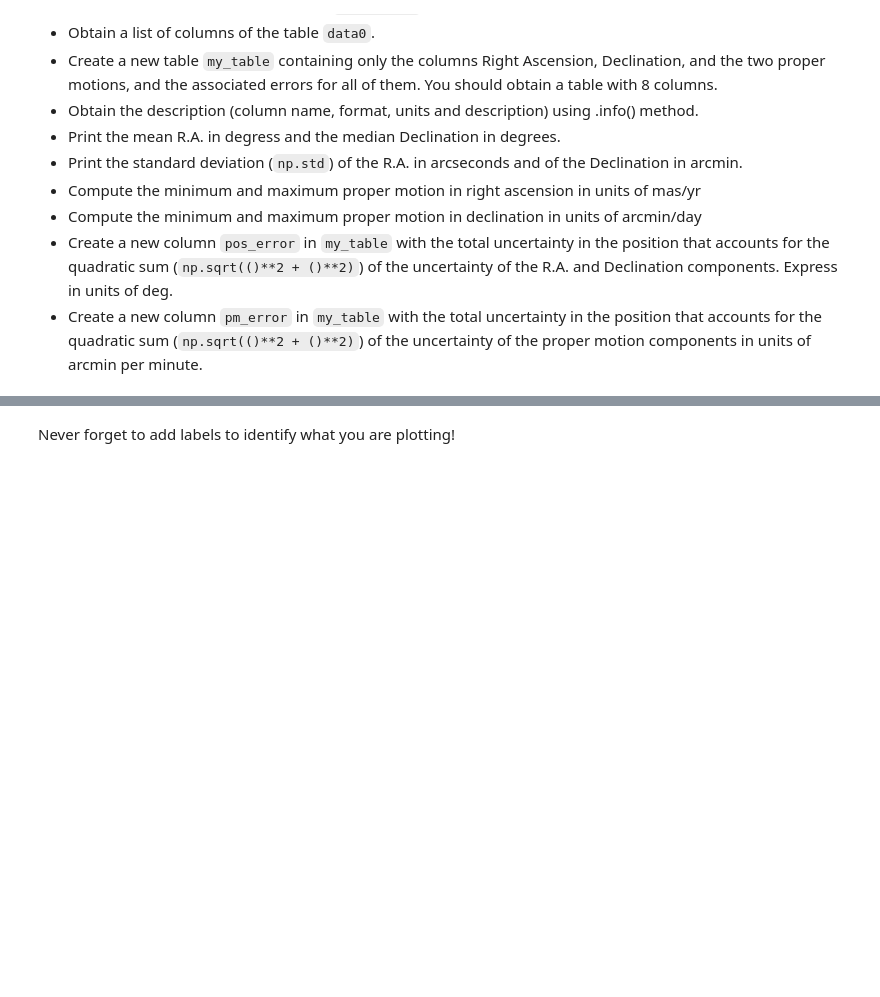
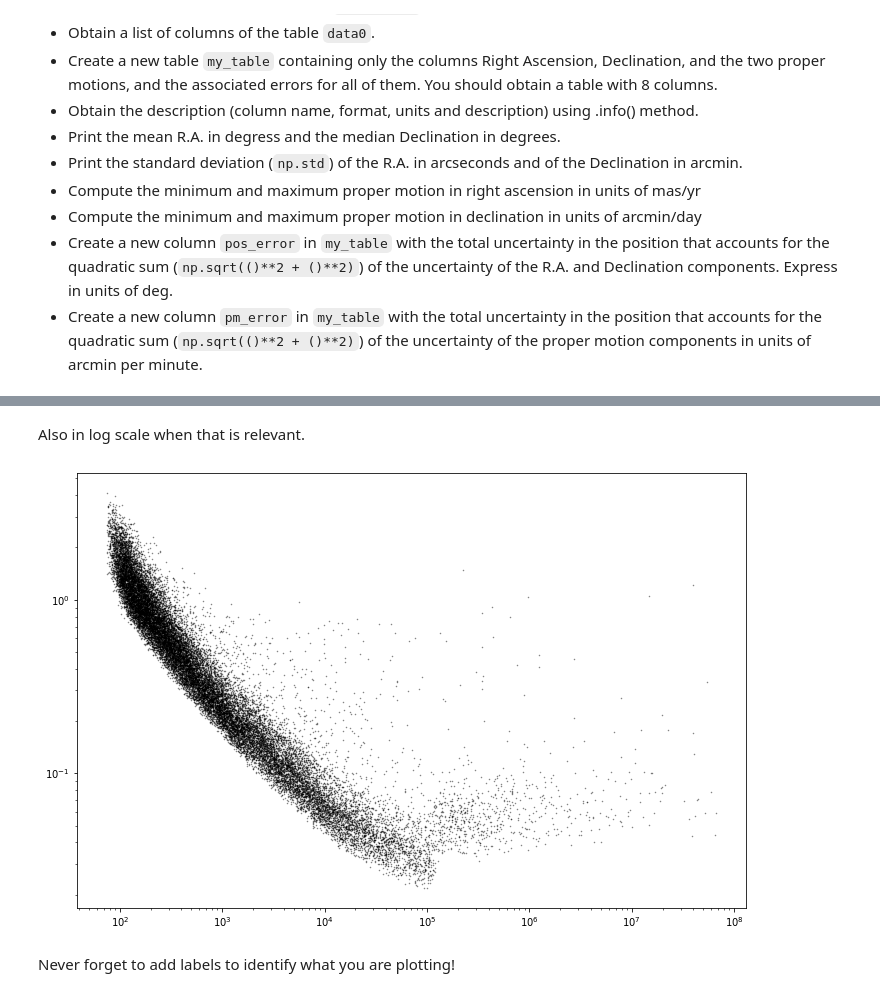
Before and after one commit to espsrc/pysnacks_1, a Jupyter notebook: tutorials/session_02/pysnack_1_02.ipynb, the cells around one changed output, grey strips where cells are left out. Cells and saved outputs as stored; diff of their text form; code cells hidden in the pictures; blank space fills up the shorter version.

```diff
--- a/tutorials/session_02/pysnack_1_02.ipynb
+++ b/tutorials/session_02/pysnack_1_02.ipynb
@@ -162,7 +276,11 @@ plt.plot(data0['pmra'], data0['pmdec'], marker='.', ls='', color='k');
+# %% [markdown]
+Also in log scale when that is relevant.
 # %%
-fig, ax = plt.subplots(ncols=1, figsize=(12,8))
+fig, ax = plt.subplots(figsize=(12,8))
 ax.plot(data0['phot_g_mean_flux'], data0['parallax_error'], '.k', ms=1, alpha=0.5)
 ax.loglog();
+# %% [output]
+[figure, added]
 # %% [markdown]
 Never forget to add labels to identify what you are plotting!
 # %%
```
Also changed, not shown: parts of 102 cells of this notebook, 1 other file.
